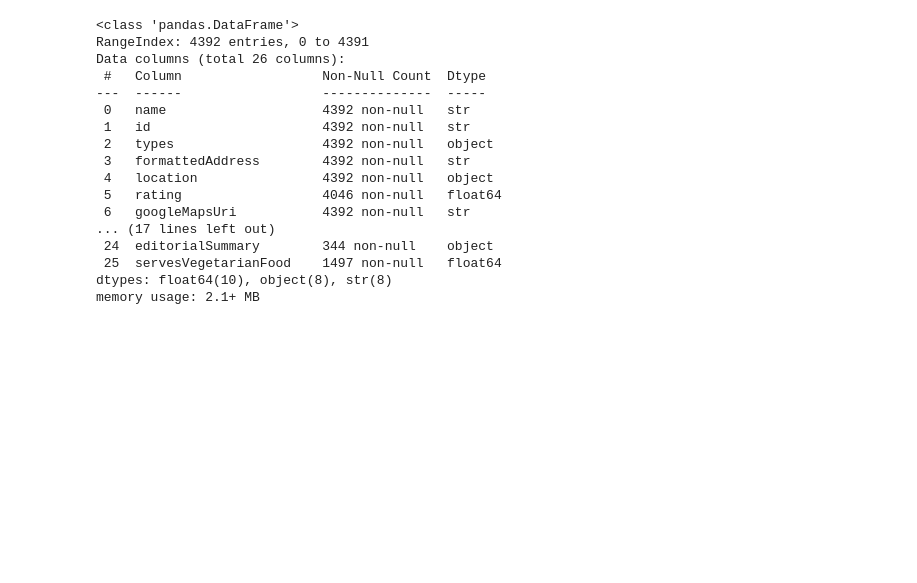
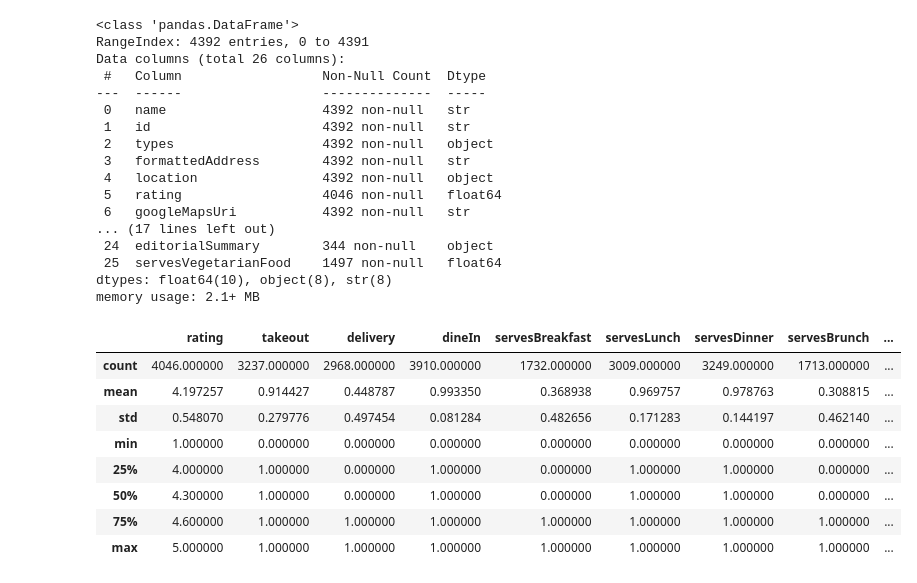
Before and after one commit to rakulmaria/foodscraps, a Jupyter notebook: src/explorer.ipynb, the cells around one changed output. Saved outputs shown, nothing was run; the diff lists cells and outputs as text; code cells hidden in the pictures; blank space fills up the shorter version.

```diff
--- a/src/explorer.ipynb
+++ b/src/explorer.ipynb
@@ -185,3 +197,15 @@ Data columns (total 26 columns):
  25  servesVegetarianFood    1497 non-null   float64
 dtypes: float64(10), object(8), str(8)
 memory usage: 2.1+ MB
+# %%
+cph_df.describe()
+# %% [output]
+|  | rating | takeout | delivery | dineIn | servesBreakfast | servesLunch | servesDinner | servesBrunch | ... |
+| count | 4046.000000 | 3237.000000 | 2968.000000 | 3910.000000 | 1732.000000 | 3009.000000 | 3249.000000 | 1713.000000 | ... |
+| mean | 4.197257 | 0.914427 | 0.448787 | 0.993350 | 0.368938 | 0.969757 | 0.978763 | 0.308815 | ... |
+| std | 0.548070 | 0.279776 | 0.497454 | 0.081284 | 0.482656 | 0.171283 | 0.144197 | 0.462140 | ... |
+| min | 1.000000 | 0.000000 | 0.000000 | 0.000000 | 0.000000 | 0.000000 | 0.000000 | 0.000000 | ... |
+| 25% | 4.000000 | 1.000000 | 0.000000 | 1.000000 | 0.000000 | 1.000000 | 1.000000 | 0.000000 | ... |
+| 50% | 4.300000 | 1.000000 | 0.000000 | 1.000000 | 0.000000 | 1.000000 | 1.000000 | 0.000000 | ... |
+| 75% | 4.600000 | 1.000000 | 1.000000 | 1.000000 | 1.000000 | 1.000000 | 1.000000 | 1.000000 | ... |
+| max | 5.000000 | 1.000000 | 1.000000 | 1.000000 | 1.000000 | 1.000000 | 1.000000 | 1.000000 | ... |
```
Also changed, not shown: parts of 4 cells of this notebook.
